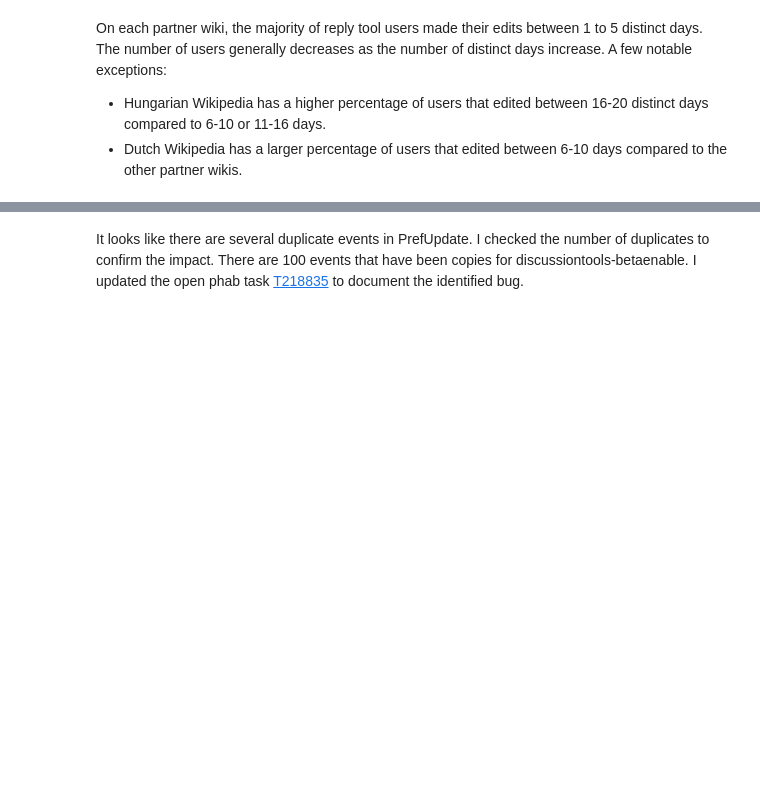
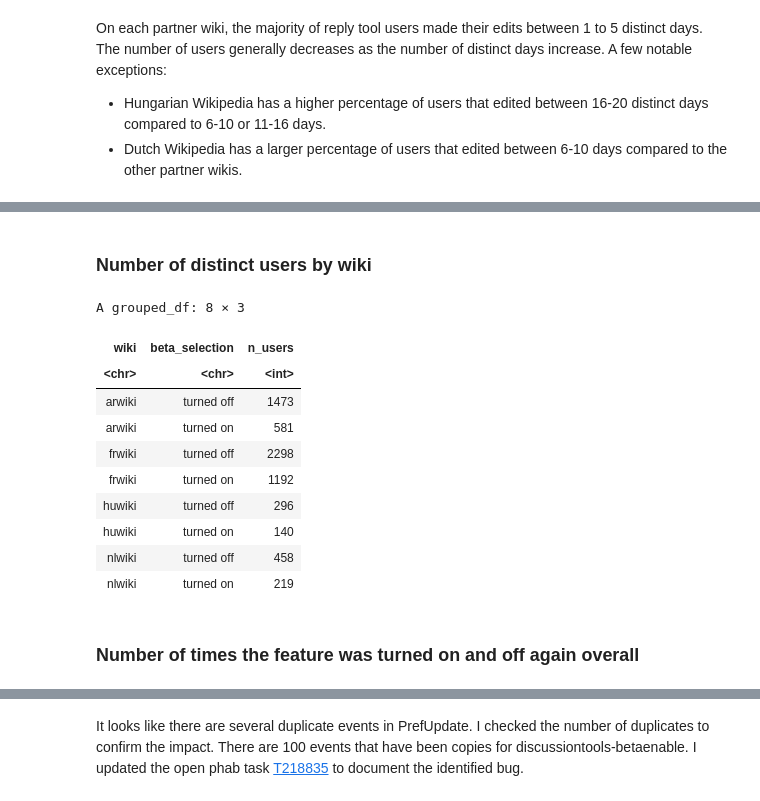
Before and after one commit to wikimedia-research/Reply-tools-analysis-2021, a Jupyter notebook: Replying-Tool-Adoption-Metrics.ipynb, the cells around one changed output, grey strips where cells are left out. Cells and saved outputs as stored; diff of their text form; code cells hidden in the pictures; blank space fills up the shorter version.

```diff
--- a/Replying-Tool-Adoption-Metrics.ipynb
+++ b/Replying-Tool-Adoption-Metrics.ipynb
@@ -627,0 +504,6 @@ ggsave("Figures/reply_optin_rate_bywiki.png", p, width = 16, height = 8, units =
+# %%
+beta_selection_rate <- wmf::query_hive(query)
+# %%
+beta_selection_rate$date <- as.Date(beta_selection_rate$date, format = "%Y-%m-%d")
+# %%
+beta_selection_rate$beta_selection <- ifelse(beta_selection_rate$beta_selection == '\"0\"', "turned off", "turned on")
@@ -627,0 +524,22 @@ ggsave("Figures/reply_optin_rate_bywiki.png", p, width = 16, height = 8, units =
+# %% [markdown]
+### Number of distinct users by wiki
+# %%
+total_distinct_users_bywiki <- beta_selection_rate %>%
+    group_by(wiki, beta_selection) %>%
+    summarise(n_users = n())
+
+total_distinct_users_bywiki
+# %% [output]
+A grouped_df: 8 × 3
+| wiki | beta_selection | n_users |
+| <chr> | <chr> | <int> |
+| arwiki | turned off | 1473 |
+| arwiki | turned on | 581 |
+| frwiki | turned off | 2298 |
+| frwiki | turned on | 1192 |
+| huwiki | turned off | 296 |
+| huwiki | turned on | 140 |
+| nlwiki | turned off | 458 |
+| nlwiki | turned on | 219 |
+# %% [markdown]
+### Number of times the feature was turned on and off again overall
```
Also changed, not shown: parts of 52 cells of this notebook, 2 other files.
